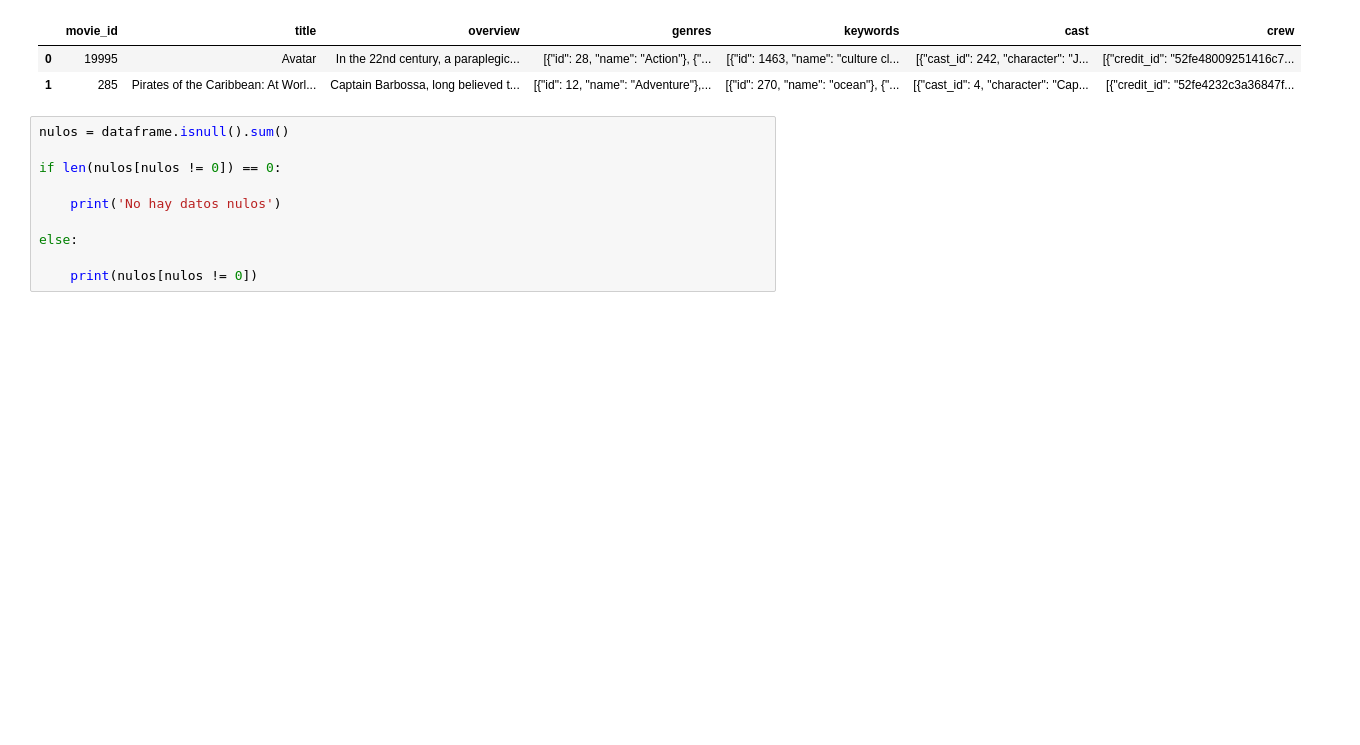
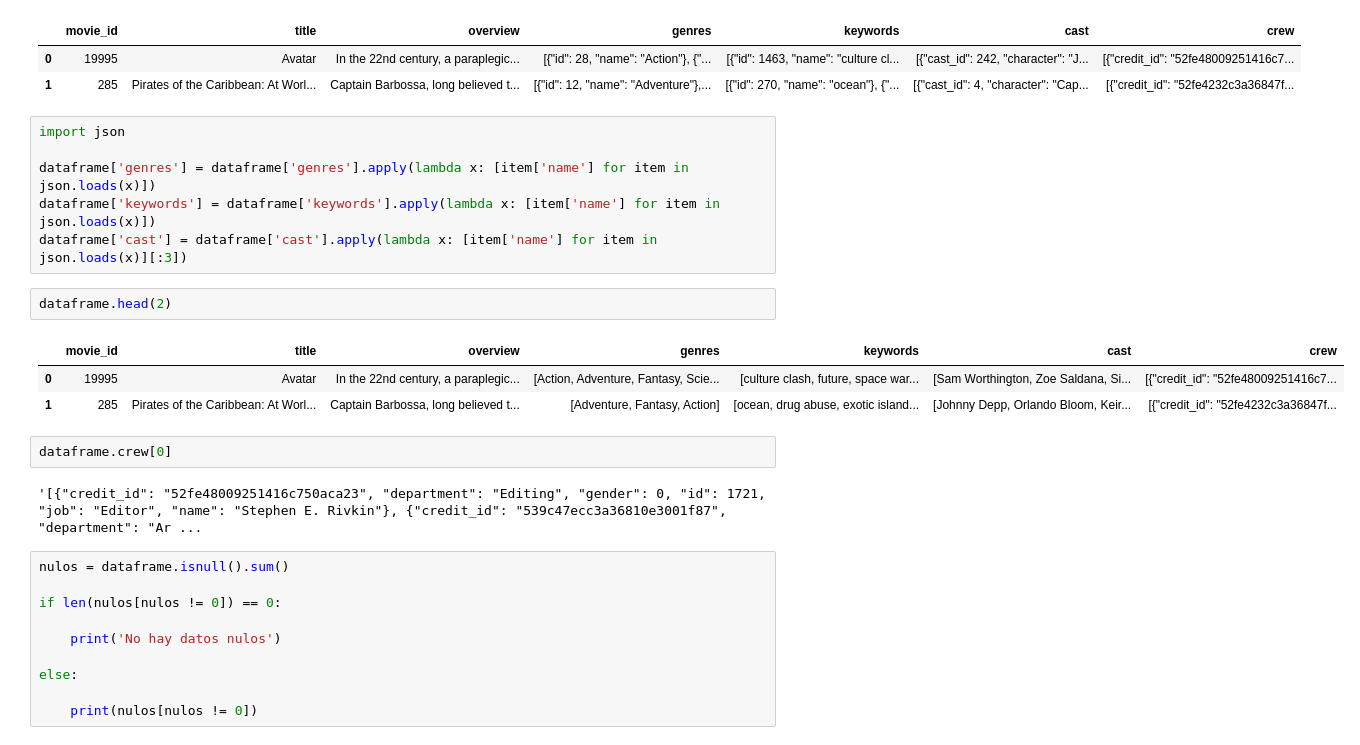
Before and after one commit to josedrosales/Analisis, a Jupyter notebook: models/KNN.ipynb, the cells around one changed output. Saved outputs shown, nothing was run; the diff lists cells and outputs as text; blank space fills up the shorter version.

```diff
--- a/models/KNN.ipynb
+++ b/models/KNN.ipynb
@@ -100,6 +100,22 @@ dataframe.head(2)
 |  | movie_id | title | overview | genres | keywords | cast | crew |
 | 0 | 19995 | Avatar | In the 22nd century, a paraplegic... | [{"id": 28, "name": "Action"}, {"... | [{"id": 1463, "name": "culture cl... | [{"cast_id": 242, "character": "J... | [{"credit_id": "52fe48009251416c7... |
 | 1 | 285 | Pirates of the Caribbean: At Worl... | Captain Barbossa, long believed t... | [{"id": 12, "name": "Adventure"},... | [{"id": 270, "name": "ocean"}, {"... | [{"cast_id": 4, "character": "Cap... | [{"credit_id": "52fe4232c3a36847f... |
+# %%
+import json
+
+dataframe['genres'] = dataframe['genres'].apply(lambda x: [item['name'] for item in json.loads(x)])
+dataframe['keywords'] = dataframe['keywords'].apply(lambda x: [item['name'] for item in json.loads(x)])
+dataframe['cast'] = dataframe['cast'].apply(lambda x: [item['name'] for item in json.loads(x)][:3])
+# %%
+dataframe.head(2)
+# %% [output]
+|  | movie_id | title | overview | genres | keywords | cast | crew |
+| 0 | 19995 | Avatar | In the 22nd century, a paraplegic... | [Action, Adventure, Fantasy, Scie... | [culture clash, future, space war... | [Sam Worthington, Zoe Saldana, Si... | [{"credit_id": "52fe48009251416c7... |
+| 1 | 285 | Pirates of the Caribbean: At Worl... | Captain Barbossa, long believed t... | [Adventure, Fantasy, Action] | [ocean, drug abuse, exotic island... | [Johnny Depp, Orlando Bloom, Keir... | [{"credit_id": "52fe4232c3a36847f... |
+# %%
+dataframe.crew[0]
+# %% [output]
+'[{"credit_id": "52fe48009251416c750aca23", "department": "Editing", "gender": 0, "id": 1721, "job": "Editor", "name": "Stephen E. Rivkin"}, {"credit_id": "539c47ecc3a36810e3001f87", "department": "Ar ...
 # %%
 nulos = dataframe.isnull().sum()
 
```
Also changed, not shown: 1 other file.
